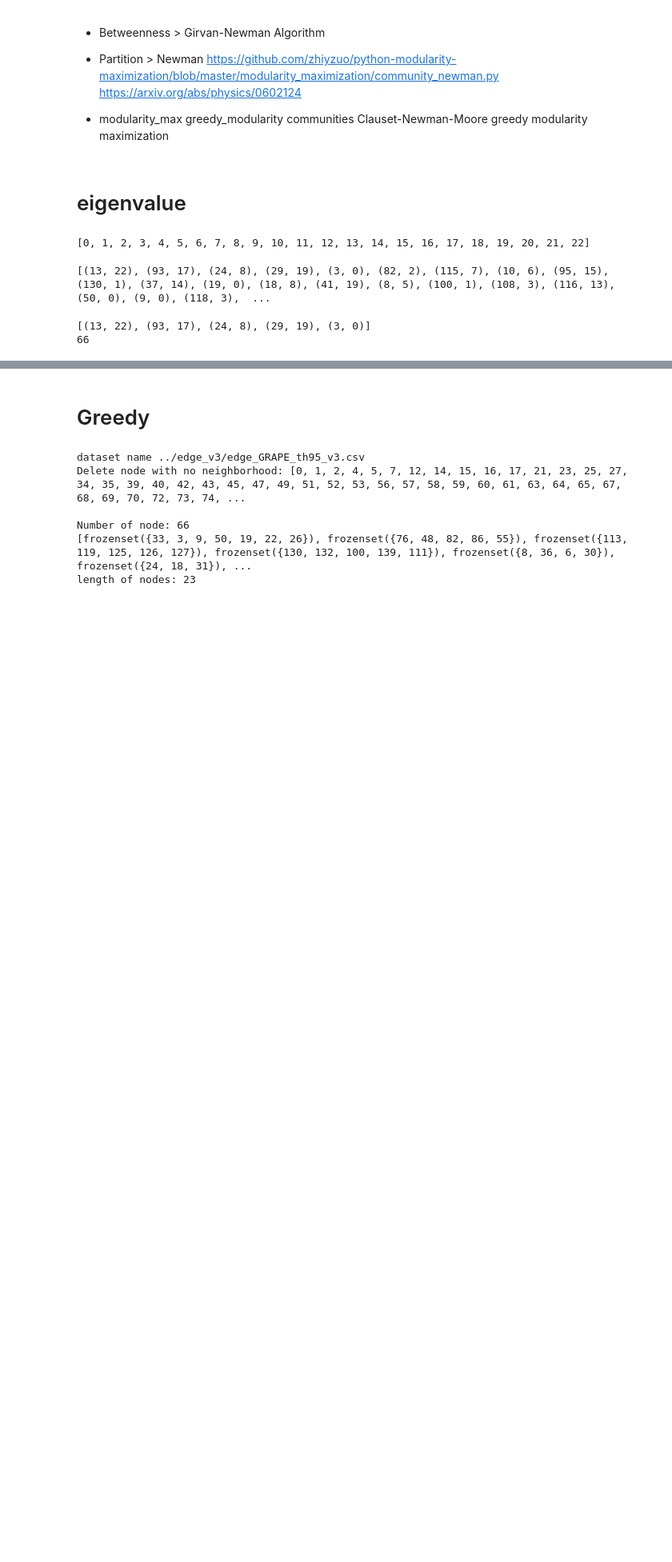
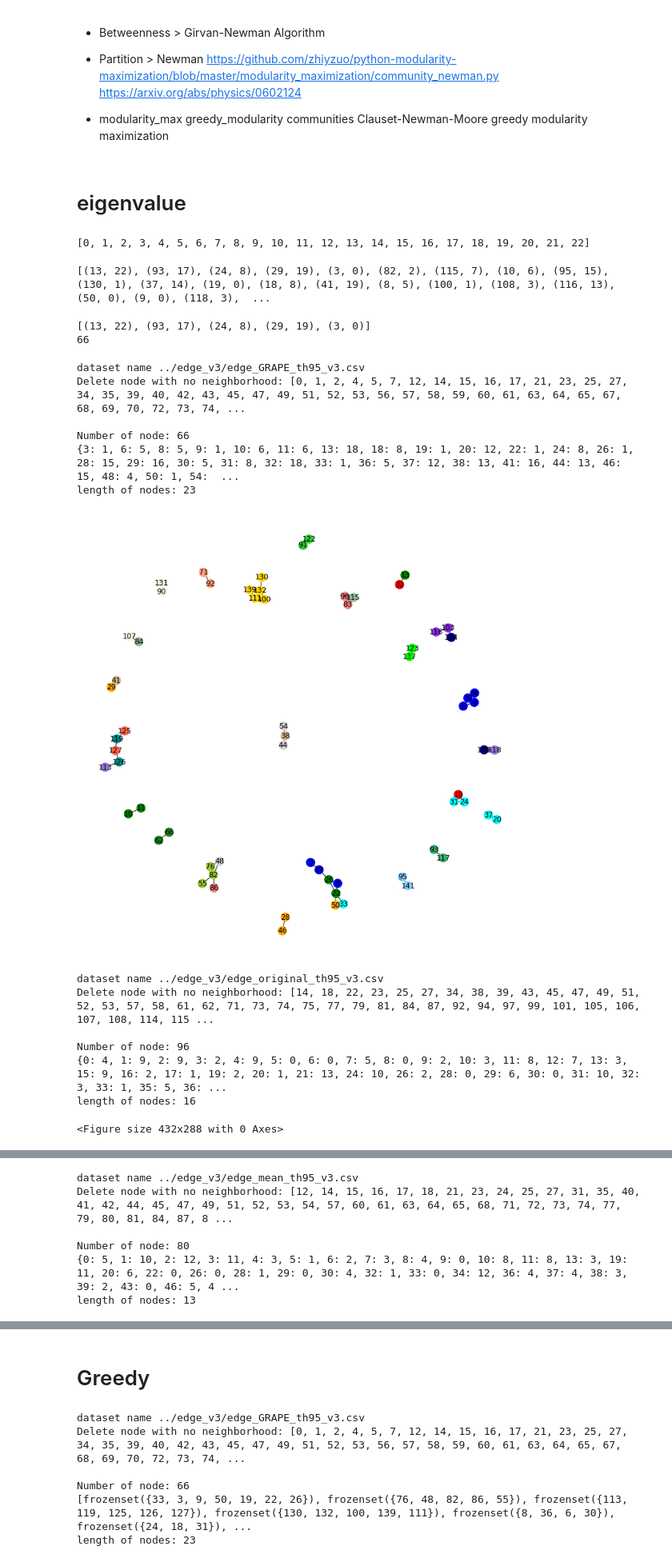
Before and after one commit to euisuk-chung/Graphical-Data-Imputation, a Jupyter notebook: clustering/visualization.ipynb, the cells around one changed output, grey strips where cells are left out. Shown at 80% size. Drawn from its saved outputs; the diff is of its cells as text; code cells hidden in the pictures; blank space fills up the shorter version.

```diff
--- a/clustering/visualization.ipynb
+++ b/clustering/visualization.ipynb
@@ -170,31 +174,48 @@ for d in dataset_list:
         elif i == 12:
             color_map.extend(['darkseagreen']*len(node))
         elif i == 13:
             color_map.extend(['beige']*len(node))
         elif i == 14:
             color_map.extend(['limegreen']*len(node))
         elif i == 15:
             color_map.extend(['mediumseagreen']*len(node))
         elif i == 16:
             color_map.extend(['lightskyblue']*len(node))
         elif i == 17:
             color_map.extend(['blueviolet']*len(node))
         elif i == 18:
             color_map.extend(['navy']*len(node))
         elif i ==19:
             color_map.extend(['mediumpurple']*len(node))
         elif i == 20:
             color_map.extend(['darkcyan']*len(node))
         elif i == 21:
             color_map.extend(['tomato']*len(node))
         elif i == 22:
             color_map.extend(['lime']*len(node))
         elif i == 23:
             color_map.extend(['brown']*len(node))
         else:
             color_map.extend(['gold']*len(node))
 
     nx.spring_layout(G2, scale=0.5)
     nx.draw(G2,  node_color=color_map, with_labels=True, node_size = 200)
+    fig1 = plt.gcf()
     plt.show()
-    plt.savefig('original.jpg', dpi=300)
+    plt.draw()
+    fig1.savefig('original.png', dpi=300)
+# %% [output]
+dataset name ../edge_v3/edge_GRAPE_th95_v3.csv
+Delete node with no neighborhood: [0, 1, 2, 4, 5, 7, 12, 14, 15, 16, 17, 21, 23, 25, 27, 34, 35, 39, 40, 42, 43, 45, 47, 49, 51, 52, 53, 56, 57, 58, 59, 60, 61, 63, 64, 65, 67, 68, 69, 70, 72, 73, 74, ...
+
+Number of node: 66
+{3: 1, 6: 5, 8: 5, 9: 1, 10: 6, 11: 6, 13: 18, 18: 8, 19: 1, 20: 12, 22: 1, 24: 8, 26: 1, 28: 15, 29: 16, 30: 5, 31: 8, 32: 18, 33: 1, 36: 5, 37: 12, 38: 13, 41: 16, 44: 13, 46: 15, 48: 4, 50: 1, 54:  ...
+length of nodes: 23
+[figure, added]
+dataset name ../edge_v3/edge_original_th95_v3.csv
+Delete node with no neighborhood: [14, 18, 22, 23, 25, 27, 34, 38, 39, 43, 45, 47, 49, 51, 52, 53, 57, 58, 61, 62, 71, 73, 74, 75, 77, 79, 81, 84, 87, 92, 94, 97, 99, 101, 105, 106, 107, 108, 114, 115 ...
+
+Number of node: 96
+{0: 4, 1: 9, 2: 9, 3: 2, 4: 9, 5: 0, 6: 0, 7: 5, 8: 0, 9: 2, 10: 3, 11: 8, 12: 7, 13: 3, 15: 9, 16: 2, 17: 1, 19: 2, 20: 1, 21: 13, 24: 10, 26: 2, 28: 0, 29: 6, 30: 0, 31: 10, 32: 3, 33: 1, 35: 5, 36: ...
+length of nodes: 16
+<Figure size 432x288 with 0 Axes>
@@ -200,0 +223,6 @@ for d in dataset_list:
+dataset name ../edge_v3/edge_mean_th95_v3.csv
+Delete node with no neighborhood: [12, 14, 15, 16, 17, 18, 21, 23, 24, 25, 27, 31, 35, 40, 41, 42, 44, 45, 47, 49, 51, 52, 53, 54, 57, 60, 61, 63, 64, 65, 68, 71, 72, 73, 74, 77, 79, 80, 81, 84, 87, 8 ...
+
+Number of node: 80
+{0: 5, 1: 10, 2: 12, 3: 11, 4: 3, 5: 1, 6: 2, 7: 3, 8: 4, 9: 0, 10: 8, 11: 8, 13: 3, 19: 11, 20: 6, 22: 0, 26: 0, 28: 1, 29: 0, 30: 4, 32: 1, 33: 0, 34: 12, 36: 4, 37: 4, 38: 3, 39: 2, 43: 0, 46: 5, 4 ...
+length of nodes: 13
```
Also changed, not shown: parts of 6 cells of this notebook, 1 other file.
